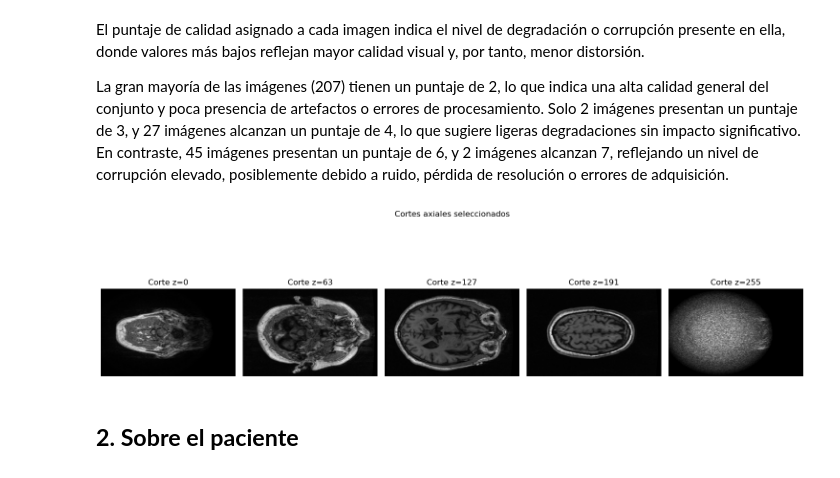
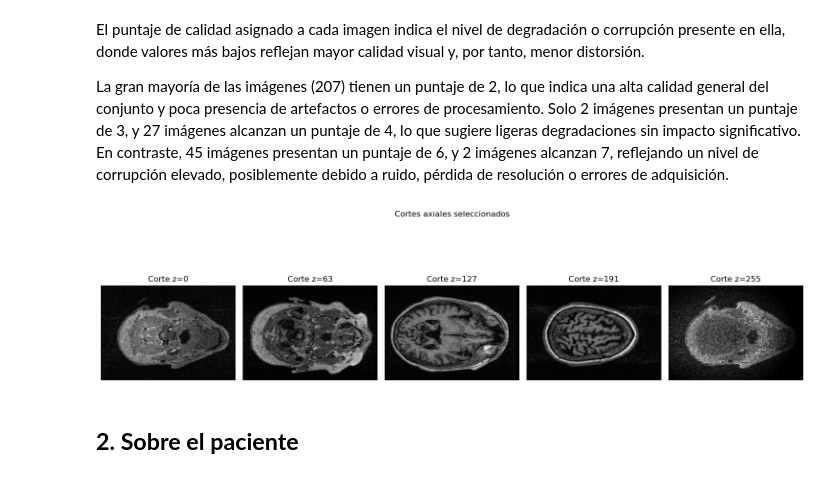
Before and after one commit to Darally06/Alzheimer_Deep, a Jupyter notebook: EDA.ipynb, the cells around one changed output. Drawn from its saved outputs; the diff is of its cells as text; code cells hidden in the pictures.

Commit message:
correr otra ve ADNI_IMAGES

```diff
--- a/EDA.ipynb
+++ b/EDA.ipynb
@@ -416,26 +416,26 @@ La gran mayoría de las imágenes (207) tienen un puntaje de 2, lo que indica un
 # %%
 
 # Cargar imagen
-img = nib.load(r"C:\Users\Hp\MACHINE\MRI\IMAGES\007_S_0101\MP-RAGE\2008-12-23_12_17_53.0\I132151\ADNI_14_M4_TS_2_2.nii")
+img = nib.load(r"C:\Users\Hp\MACHINE\MRI\Datos\IMAGES\021_S_0273\MP-RAGE\2006-03-14_10_55_38.0\I11942\ADNI_11M4_BC_4.nii")
 data = img.get_fdata()
 
 # Seleccionar 5 cortes equiespaciados en el eje axial (z)
 num_cortes = 5
 indices = np.linspace(0, data.shape[2] - 1, num_cortes, dtype=int)
 
 # Mostrar los cortes
 plt.figure(figsize=(15, 5))
 for i, idx in enumerate(indices):
     plt.subplot(1, num_cortes, i + 1)
     plt.imshow(data[:, :, idx], cmap="gray")
     plt.title(f"Corte z={idx}")
     plt.axis("off")
 
 plt.suptitle("Cortes axiales seleccionados")
 plt.tight_layout()
 plt.show()
 # %% [output]
-[figure, old version]
+[figure, new version]
 # %% [markdown]
 ## **2. Sobre el paciente**
 # %%
```
Also changed, not shown: parts of 27 cells of this notebook.
